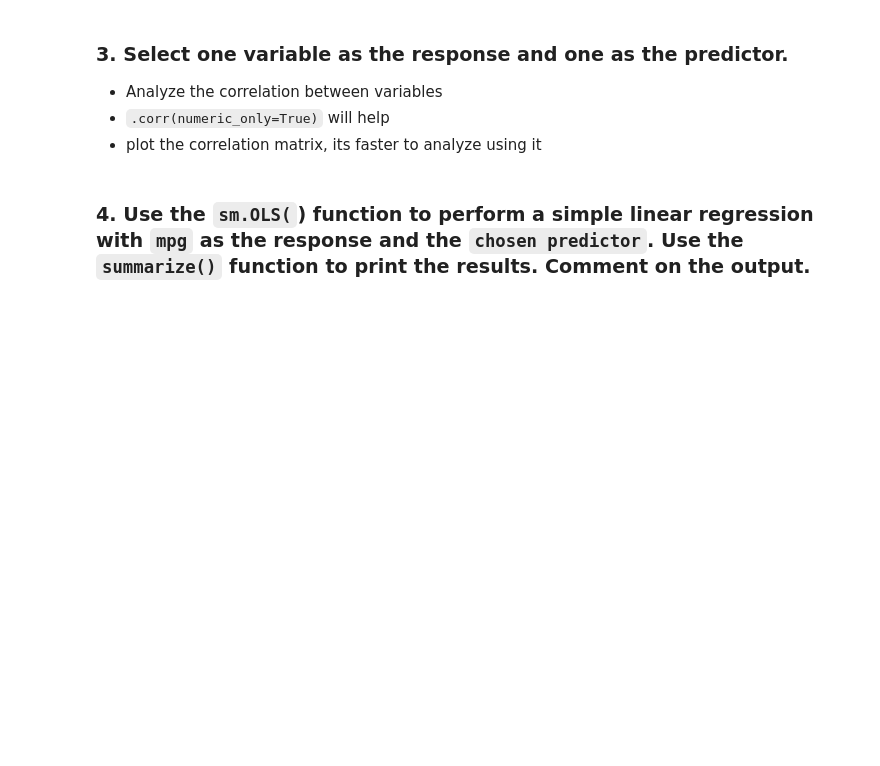
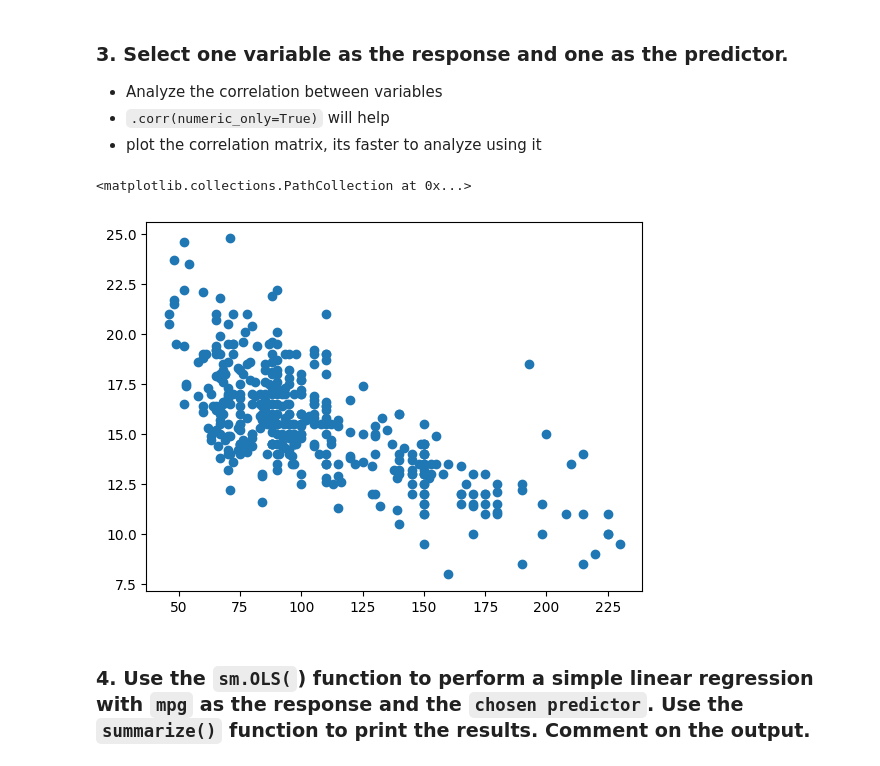
Before and after one commit to fabiojorge10/Data-Science, a Jupyter notebook: Week_10/ds-pr-week-10-student.ipynb, the cells around one changed output. Saved outputs shown, nothing was run; the diff lists cells and outputs as text; code cells hidden in the pictures; blank space fills up the shorter version.

```diff
--- a/Week_10/ds-pr-week-10-student.ipynb
+++ b/Week_10/ds-pr-week-10-student.ipynb
@@ -547,5 +550,7 @@ IGUAL AO DO TESTE DO ANO PASSADO!!!
 # %%
 Auto = pd.read_csv("./Auto.csv")
+# %%
+df = Auto.copy()
 # %%
 Auto.head()
 # %% [output]
@@ -594,0 +638,2 @@ df.corr(numeric_only=True)['']
+# %%
+df.loc[df.horsepower=='?', 'horsepower'] = np.nan
@@ -594,0 +659,6 @@ df.corr(numeric_only=True)['']
+# %%
+df.horsepower = df.horsepower.astype(float)
+# %%
+median = df['horsepower'].median()
+
+df['horsepower'] = df['horsepower'].fillna(median)
@@ -600,6 +705,10 @@ df.corr(numeric_only=True)['']
 - plot the correlation matrix, its faster to analyze using it
 # %%
 # lets analyze the correlation between variables
+plt.scatter(df['horsepower'], df['acceleration'])
+# %% [output]
+<matplotlib.collections.PathCollection at 0x...>
+[figure, added]
 # %%
 # correlation matrix
 # %%
```
Also changed, not shown: parts of 14 cells of this notebook.
